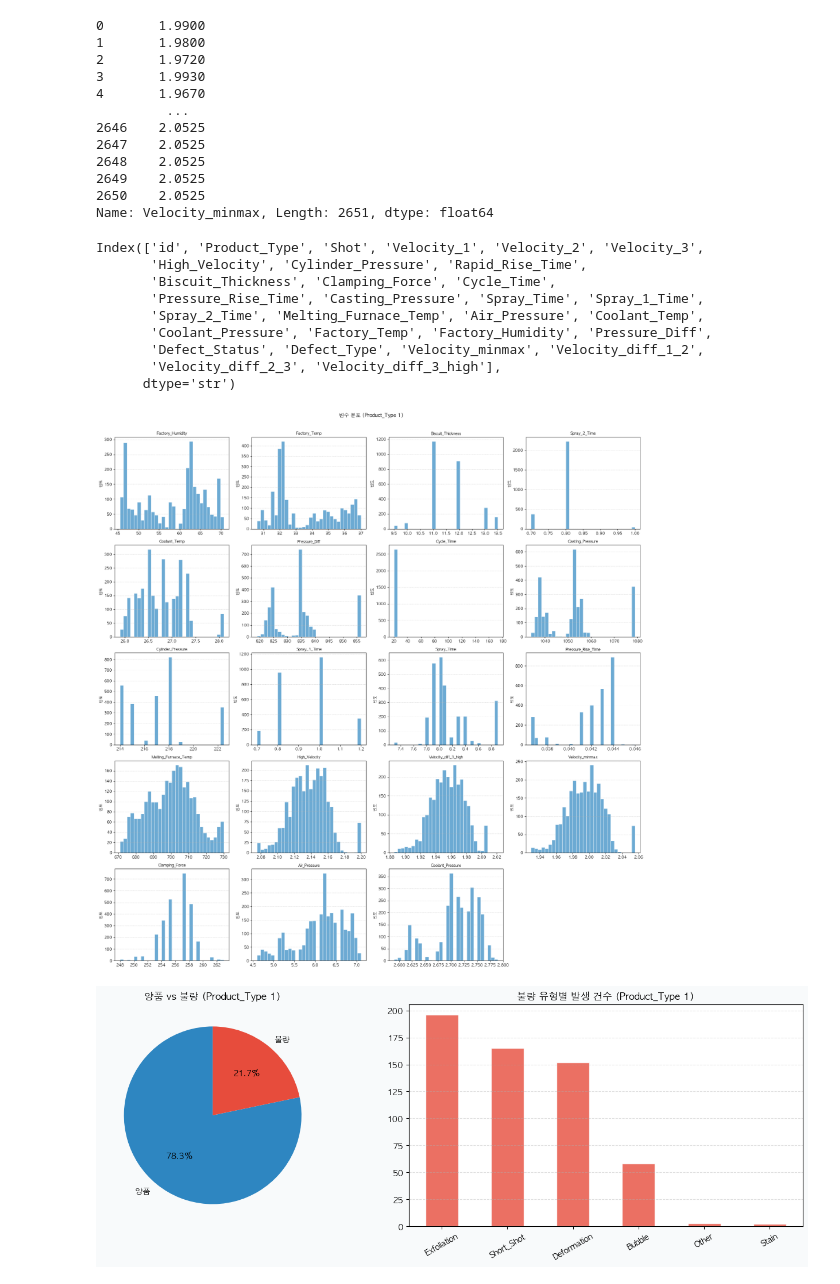
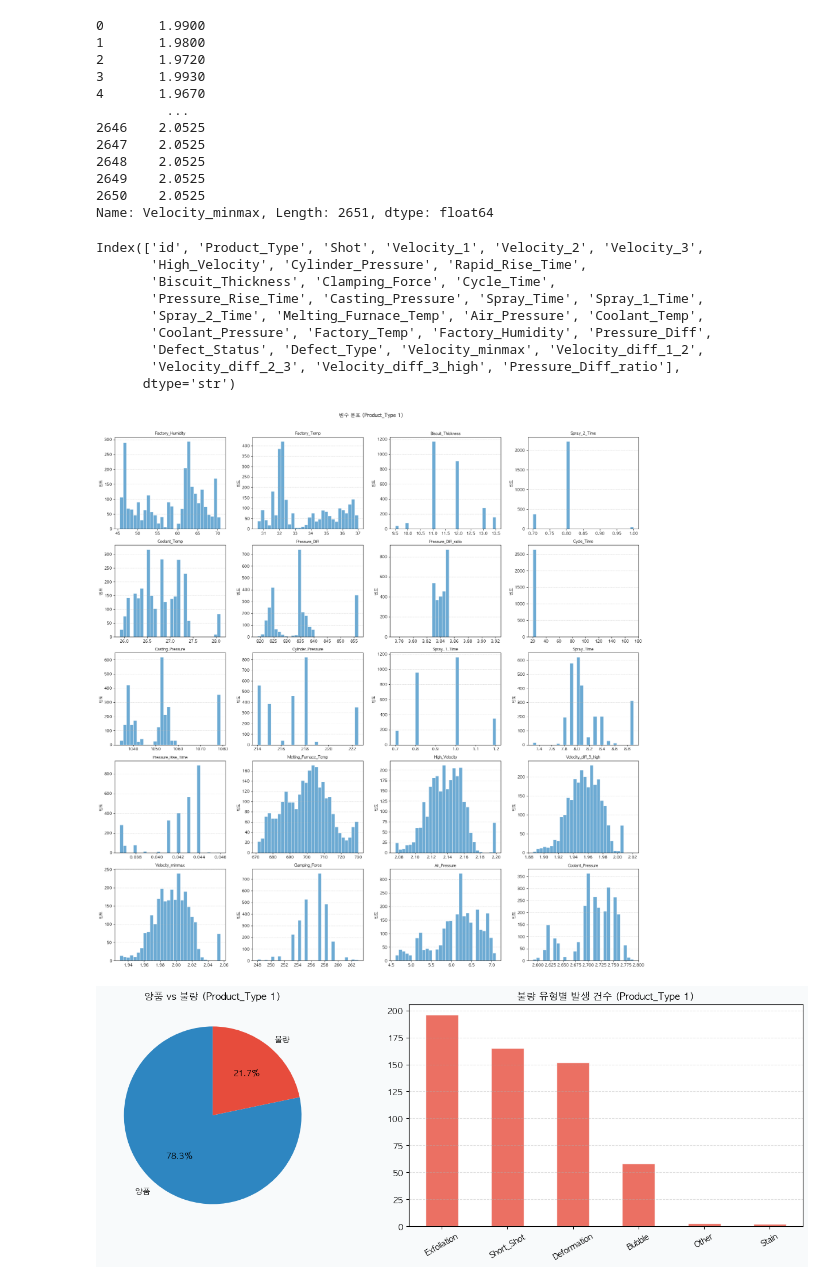
Before and after one commit to heeso0908/hotsix, a Jupyter notebook: notebooks/지소윤/통계.ipynb, the cells around one changed output. Drawn from its saved outputs; the diff is of its cells as text; code cells hidden in the pictures.

```diff
--- a/notebooks/지소윤/통계.ipynb
+++ b/notebooks/지소윤/통계.ipynb
@@ -47,6 +47,7 @@ Name: Velocity_minmax, Length: 2651, dtype: float64
 type1_df['Velocity_diff_1_2'] = type1_df['Velocity_2'] - type1_df['Velocity_1']
 type1_df['Velocity_diff_2_3'] = type1_df['Velocity_3'] - type1_df['Velocity_2']
 type1_df['Velocity_diff_3_high'] = type1_df['High_Velocity'] - type1_df['Velocity_3']
+type1_df['Pressure_Diff_ratio'] = type1_df['Pressure_Diff'] / type1_df['Cylinder_Pressure']
 # %%
 type1_df.columns
 # %% [output]
@@ -57,7 +58,7 @@ Index(['id', 'Product_Type', 'Shot', 'Velocity_1', 'Velocity_2', 'Velocity_3',
        'Spray_2_Time', 'Melting_Furnace_Temp', 'Air_Pressure', 'Coolant_Temp',
        'Coolant_Pressure', 'Factory_Temp', 'Factory_Humidity', 'Pressure_Diff',
        'Defect_Status', 'Defect_Type', 'Velocity_minmax', 'Velocity_diff_1_2',
-       'Velocity_diff_2_3', 'Velocity_diff_3_high'],
+       'Velocity_diff_2_3', 'Velocity_diff_3_high', 'Pressure_Diff_ratio'],
       dtype='str')
 # %%
 import math
@@ -69,6 +70,7 @@ final_vars = [
     'Spray_2_Time',
     'Coolant_Temp',
     'Pressure_Diff',
+    'Pressure_Diff_ratio',
     'Cycle_Time',
     'Casting_Pressure',
     'Cylinder_Pressure',
@@ -78,34 +80,34 @@ final_vars = [
     'Melting_Furnace_Temp',
     'High_Velocity',
     'Velocity_diff_3_high',
     'Velocity_minmax',
     'Clamping_Force',
     'Air_Pressure',
     'Coolant_Pressure',
 ]
 # 변수 히스토그램
 num_cols = [col for col in final_vars if type1_df[col].dtype in ['int64', 'float64']]
 
 n_cols = 4
 n_rows = math.ceil(len(num_cols) / n_cols)
 
 fig, axes = plt.subplots(n_rows, n_cols, figsize=(20, 4*n_rows))
 axes = axes.flatten()
 
 for i, col in enumerate(num_cols):
     axes[i].hist(type1_df[col].dropna(), bins=30, color='#2E86C1', alpha=0.7, edgecolor='white')
     axes[i].set_title(col, fontsize=10, fontweight='bold')
     axes[i].set_ylabel('빈도')
     axes[i].grid(axis='y', linestyle='--', alpha=0.4)
 
 for j in range(len(num_cols), len(axes)):
     axes[j].set_visible(False)
 
 plt.suptitle('변수 분포 (Product_Type 1)', fontsize=13, fontweight='bold', y=1.01)
 plt.tight_layout()
 plt.show()
 # %% [output]
-[figure, old version]
+[figure, new version]
 # %%
 # 불량 분포 시각화
 fig, axes = plt.subplots(1, 2, figsize=(14, 5), facecolor='#F8FAFB')
```
Also changed, not shown: parts of 7 cells of this notebook.
